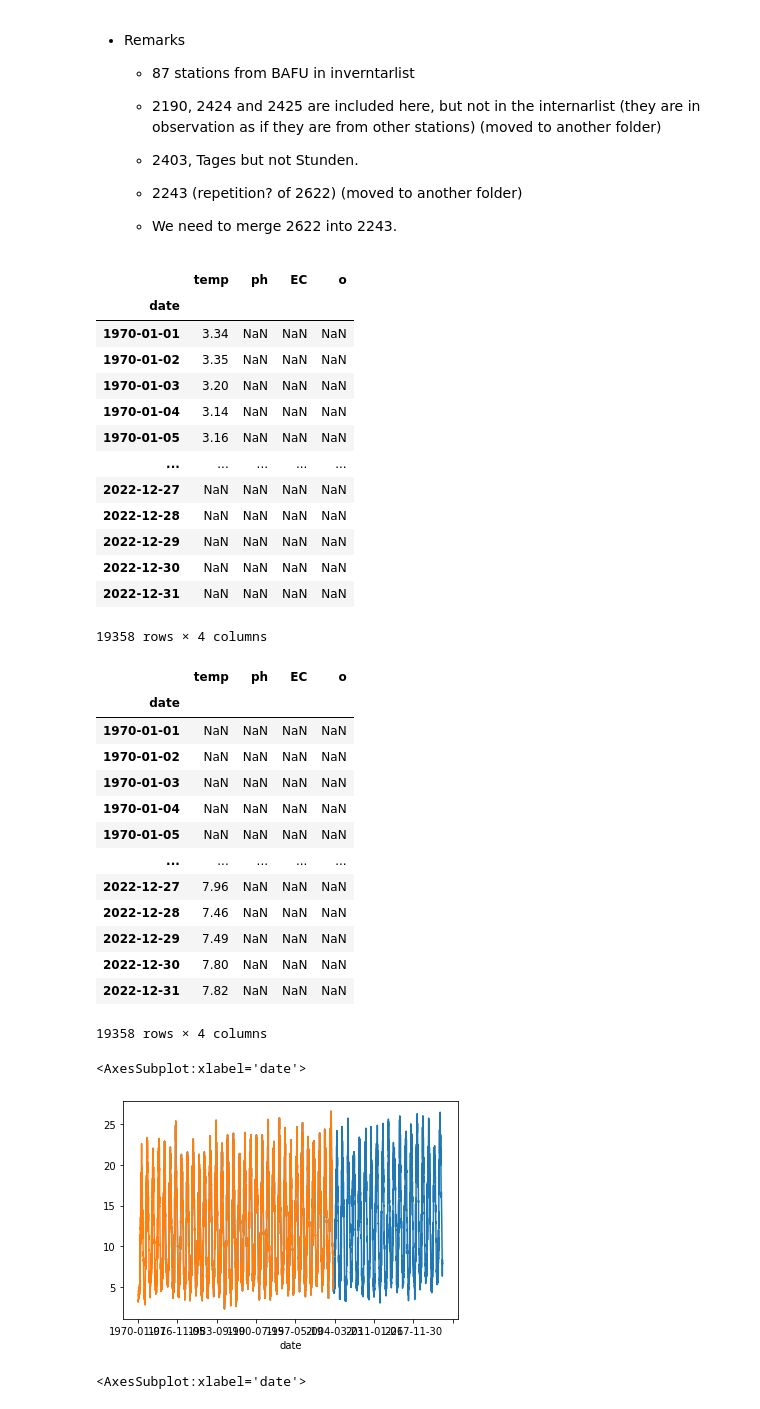
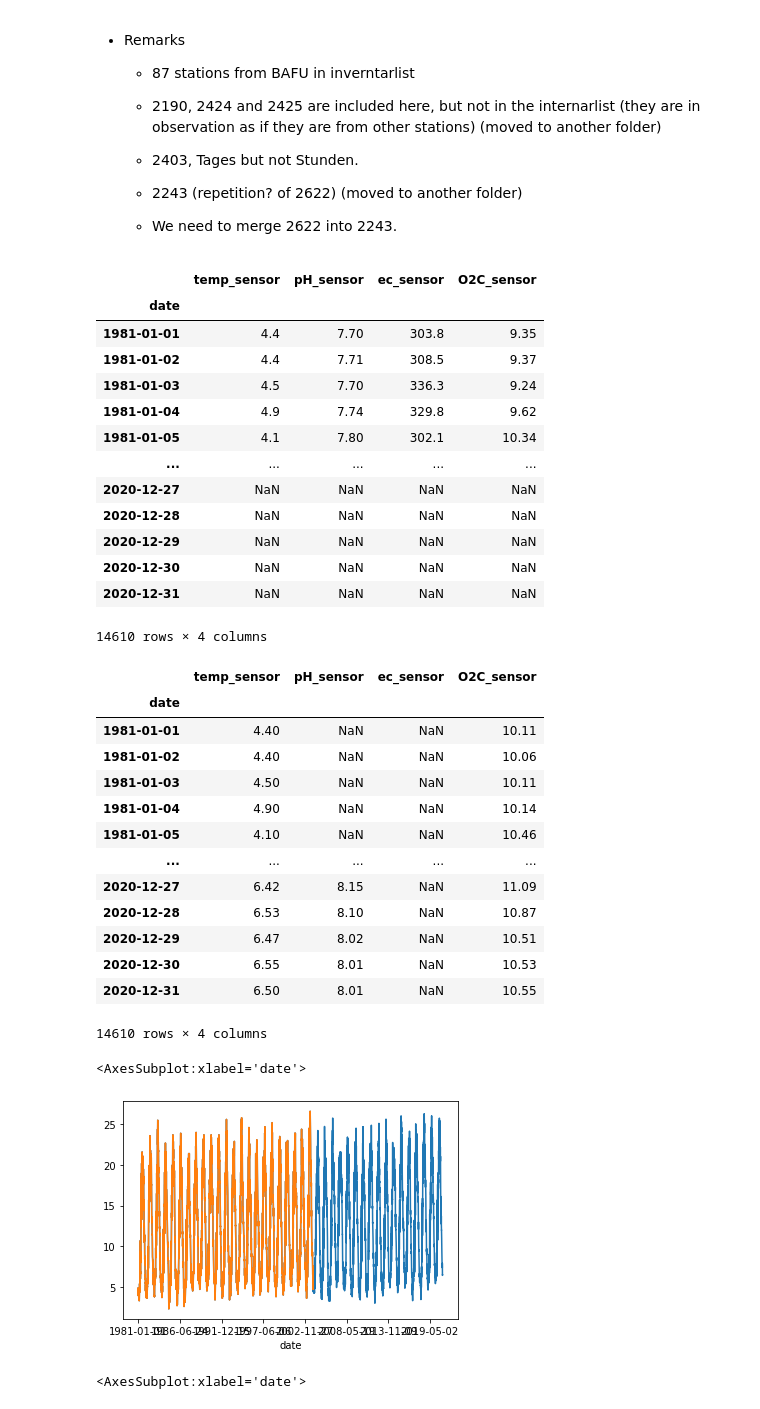
Before and after one commit to thiagovmdon/camels-ch-chem-paper, a Jupyter notebook: code/02_CAMELS_CH_CHEM_BAFU_DAILY.ipynb, the cells around one changed output. Saved outputs shown, nothing was run; the diff lists cells and outputs as text; code cells hidden in the pictures.

```diff
--- a/code/02_CAMELS_CH_CHEM_BAFU_DAILY.ipynb
+++ b/code/02_CAMELS_CH_CHEM_BAFU_DAILY.ipynb
@@ -463,50 +449,50 @@ dtype: object
     - We need to merge 2622 into 2243.
 # %%
 # Merging 2622 into 2243
-bafu_2622_daily = pd.read_csv(r"results/timeseries/daily/2424_2343_2622/CAMELS_CH_chem_daily_2622.csv", encoding='latin')
+bafu_2622_daily = pd.read_csv(r"results\\stream_water_chemistry\\timeseries\daily\2424_2343_2622\CAMELS_CH_chem_daily_2622.csv", encoding='latin')
 bafu_2622_daily.set_index("date", inplace=True)
 bafu_2622_daily
 # %% [output]
-|  | temp | ph | EC | o |
+|  | temp_sensor | pH_sensor | ec_sensor | O2C_sensor |
 | date |  |  |  |  |
-| 1970-01-01 | 3.34 | NaN | NaN | NaN |
-| 1970-01-02 | 3.35 | NaN | NaN | NaN |
-| 1970-01-03 | 3.20 | NaN | NaN | NaN |
-| 1970-01-04 | 3.14 | NaN | NaN | NaN |
-| 1970-01-05 | 3.16 | NaN | NaN | NaN |
+| 1981-01-01 | 4.4 | 7.70 | 303.8 | 9.35 |
+| 1981-01-02 | 4.4 | 7.71 | 308.5 | 9.37 |
+| 1981-01-03 | 4.5 | 7.70 | 336.3 | 9.24 |
+| 1981-01-04 | 4.9 | 7.74 | 329.8 | 9.62 |
+| 1981-01-05 | 4.1 | 7.80 | 302.1 | 10.34 |
 | ... | ... | ... | ... | ... |
-| 2022-12-27 | NaN | NaN | NaN | NaN |
-| 2022-12-28 | NaN | NaN | NaN | NaN |
-| 2022-12-29 | NaN | NaN | NaN | NaN |
-| 2022-12-30 | NaN | NaN | NaN | NaN |
-| 2022-12-31 | NaN | NaN | NaN | NaN |
+| 2020-12-27 | NaN | NaN | NaN | NaN |
+| 2020-12-28 | NaN | NaN | NaN | NaN |
+| 2020-12-29 | NaN | NaN | NaN | NaN |
+| 2020-12-30 | NaN | NaN | NaN | NaN |
+| 2020-12-31 | NaN | NaN | NaN | NaN |
-19358 rows × 4 columns
+14610 rows × 4 columns
 # %%
 # Merging 2622 into 2243
-bafu_2243_daily = pd.read_csv(r"results/timeseries/daily/CAMELS_CH_chem_daily_2243.csv", encoding='latin')
+bafu_2243_daily = pd.read_csv(r"results\\stream_water_chemistry\\timeseries\daily/CAMELS_CH_chem_daily_2243.csv", encoding='latin')
 bafu_2243_daily.set_index("date", inplace=True)
 bafu_2243_daily
 # %% [output]
-|  | temp | ph | EC | o |
+|  | temp_sensor | pH_sensor | ec_sensor | O2C_sensor |
 | date |  |  |  |  |
-| 1970-01-01 | NaN | NaN | NaN | NaN |
-| 1970-01-02 | NaN | NaN | NaN | NaN |
-| 1970-01-03 | NaN | NaN | NaN | NaN |
-| 1970-01-04 | NaN | NaN | NaN | NaN |
-| 1970-01-05 | NaN | NaN | NaN | NaN |
+| 1981-01-01 | 4.40 | NaN | NaN | 10.11 |
+| 1981-01-02 | 4.40 | NaN | NaN | 10.06 |
+| 1981-01-03 | 4.50 | NaN | NaN | 10.11 |
+| 1981-01-04 | 4.90 | NaN | NaN | 10.14 |
+| 1981-01-05 | 4.10 | NaN | NaN | 10.46 |
 | ... | ... | ... | ... | ... |
-| 2022-12-27 | 7.96 | NaN | NaN | NaN |
-| 2022-12-28 | 7.46 | NaN | NaN | NaN |
-| 2022-12-29 | 7.49 | NaN | NaN | NaN |
-| 2022-12-30 | 7.80 | NaN | NaN | NaN |
-| 2022-12-31 | 7.82 | NaN | NaN | NaN |
+| 2020-12-27 | 6.42 | 8.15 | NaN | 11.09 |
+| 2020-12-28 | 6.53 | 8.10 | NaN | 10.87 |
+| 2020-12-29 | 6.47 | 8.02 | NaN | 10.51 |
+| 2020-12-30 | 6.55 | 8.01 | NaN | 10.53 |
+| 2020-12-31 | 6.50 | 8.01 | NaN | 10.55 |
-19358 rows × 4 columns
+14610 rows × 4 columns
 # %%
-bafu_2243_daily["temp"].plot()
-bafu_2622_daily["temp"].plot()
+bafu_2243_daily["temp_sensor"].plot()
+bafu_2622_daily["temp_sensor"].plot()
 # %% [output]
 <AxesSubplot:xlabel='date'>
-[figure, old version]
+[figure, new version]
 # %%
 bafu_2243_daily["ph"][bafu_2243_daily.ph<=2] = np.nan
 # %%
```
Also changed, not shown: parts of 9 cells of this notebook, 13 other files.
